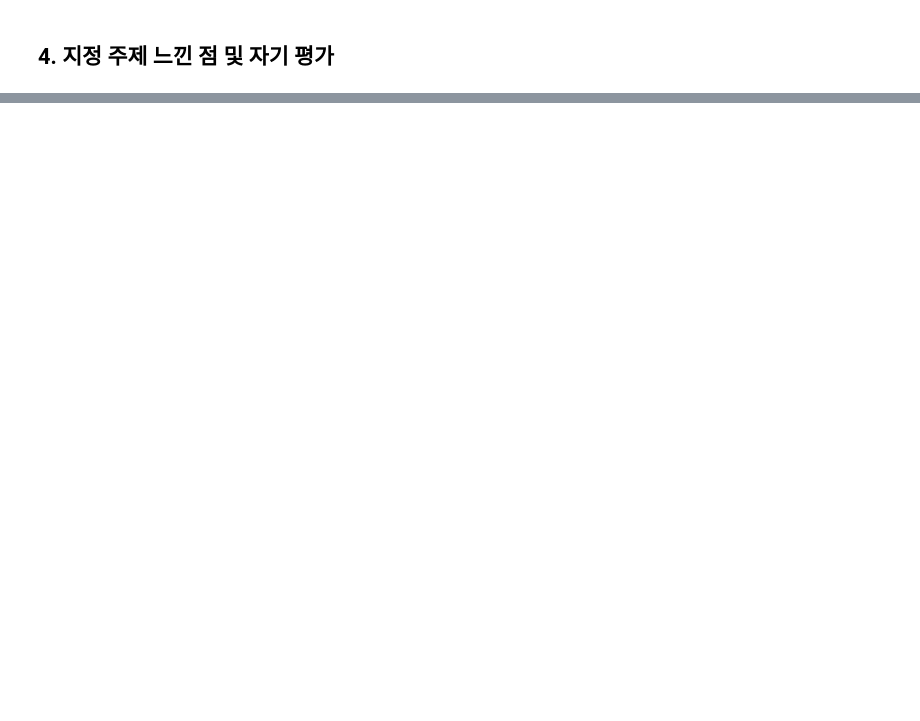
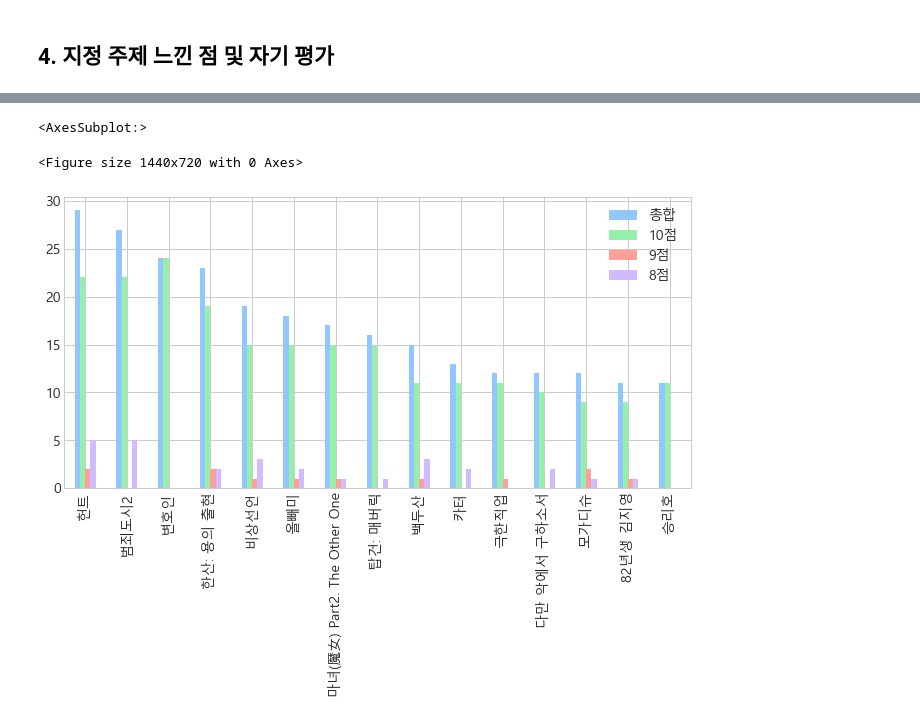
Before and after one commit to Eui9179/AI-DS, a Jupyter notebook: Exercises/final/movie_review_analysis.ipynb, the cells around one changed output, grey strips where cells are left out. Drawn from its saved outputs; the diff is of its cells as text; code cells hidden in the pictures; blank space fills up the shorter version.

```diff
--- a/Exercises/final/movie_review_analysis.ipynb
+++ b/Exercises/final/movie_review_analysis.ipynb
@@ -431,0 +446,6 @@ plt.show()
+# %%
+df = pd.DataFrame(result).T
+df.columns = ['총합', '10점', '9점', '8점']
+df = df.sort_values('총합', ascending=False)
+df_top_15 = df[:15]
+df_top_15
@@ -431,0 +469,9 @@ plt.show()
+# %%
+plt.rc('font', family='Malgun Gothic')
+plt.figure(figsize=(20, 10))
+plt.style.use('seaborn-pastel')
+df_top_15.plot(kind='bar', figsize=(10,5))
+# %% [output]
+<AxesSubplot:>
+<Figure size 1440x720 with 0 Axes>
+[figure, added]
```
Also changed, not shown: parts of 28 cells of this notebook, 2 other files.
